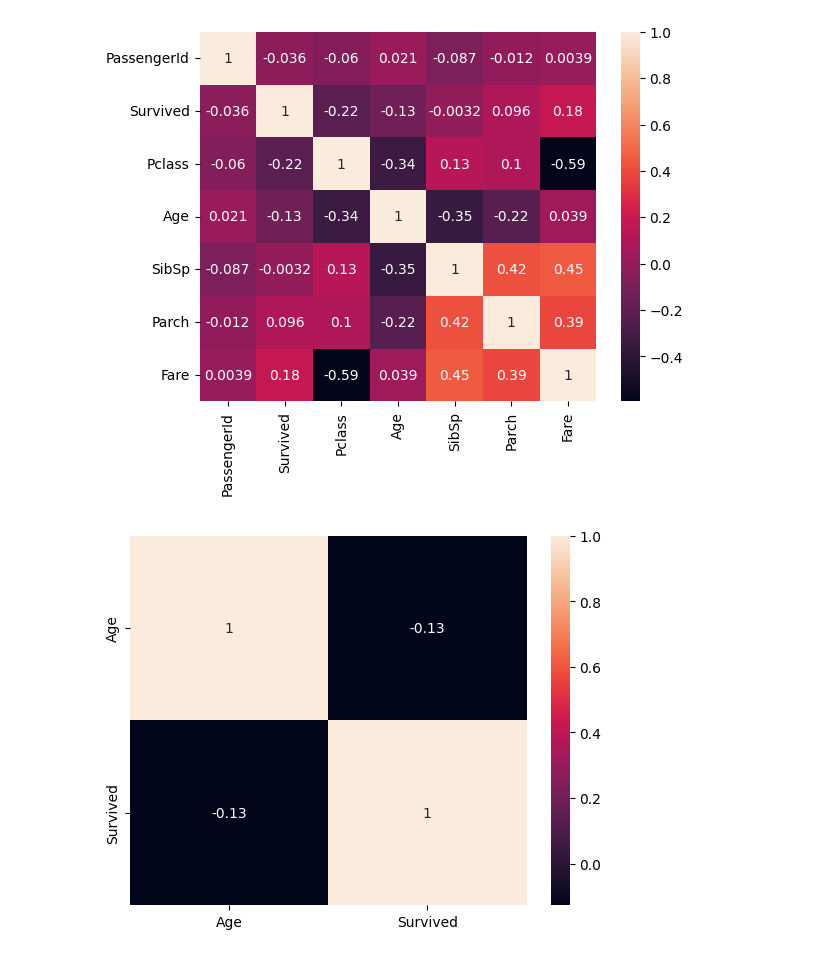
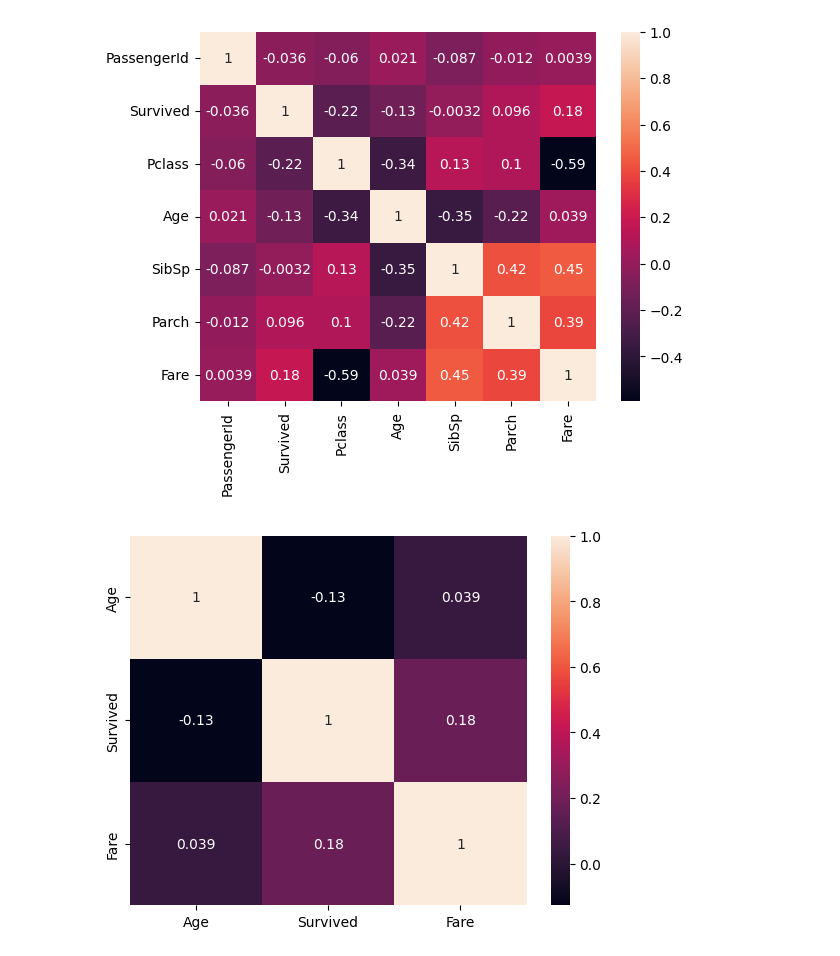
Before and after one commit to readulislamtamim/practice-eda-charts-05092026, a Jupyter notebook: src/main.ipynb, the cells around one changed output. Saved outputs shown, nothing was run; the diff lists cells and outputs as text; code cells hidden in the pictures.

```diff
--- a/src/main.ipynb
+++ b/src/main.ipynb
@@ -335,9 +336,9 @@ plt.show()
 [figure]
 # %%
 
-my_corr = df[["Age", "Survived"]].corr()
+my_corr = df[["Age", "Survived", "Fare"]].corr()
 
 sns.heatmap(my_corr, annot=True)
 plt.show()
 # %% [output]
-[figure, old version]
+[figure, new version]
```
Also changed, not shown: parts of 7 cells of this notebook.
